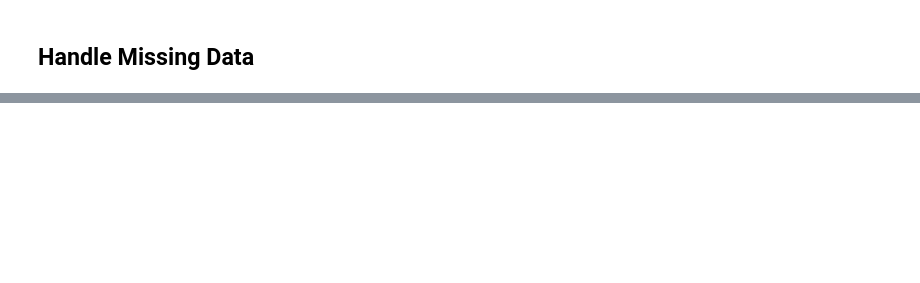
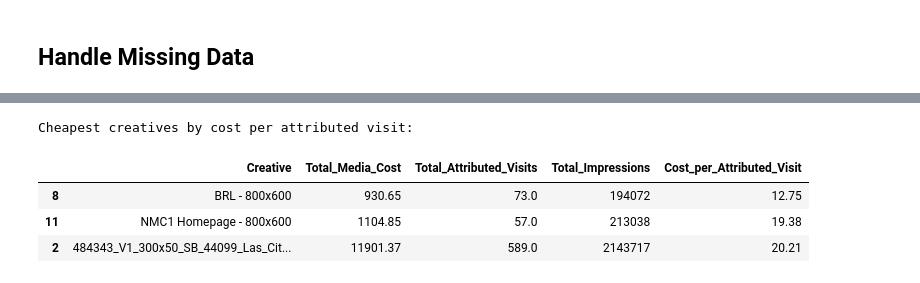
Before and after one commit to EzraGoldberg/portfolio-projects, a Jupyter notebook: 2. Tech Interview Prep/Weather Adtech Data Science/notebooks/Case_Study.ipynb, the cells around one changed output, grey strips where cells are left out. Saved outputs shown, nothing was run; the diff lists cells and outputs as text; code cells hidden in the pictures; blank space fills up the shorter version.

```diff
--- a/2. Tech Interview Prep/Weather Adtech Data Science/notebooks/Case_Study.ipynb
+++ b/2. Tech Interview Prep/Weather Adtech Data Science/notebooks/Case_Study.ipynb
@@ -724,0 +768,9 @@ Derived metric behavior for those rows:
+# %%
+print("Cheapest creatives by cost per attributed visit:")
+efficiency_by_creative.head(3)
+# %% [output]
+Cheapest creatives by cost per attributed visit:
+|  | Creative | Total_Media_Cost | Total_Attributed_Visits | Total_Impressions | Cost_per_Attributed_Visit |
+| 8 | BRL - 800x600 | 930.65 | 73.0 | 194072 | 12.75 |
+| 11 | NMC1 Homepage - 800x600 | 1104.85 | 57.0 | 213038 | 19.38 |
+| 2 | 484343_V1_300x50_SB_44099_Las_Cit... | 11901.37 | 589.0 | 2143717 | 20.21 |
```
Also changed, not shown: parts of 13 cells of this notebook.
